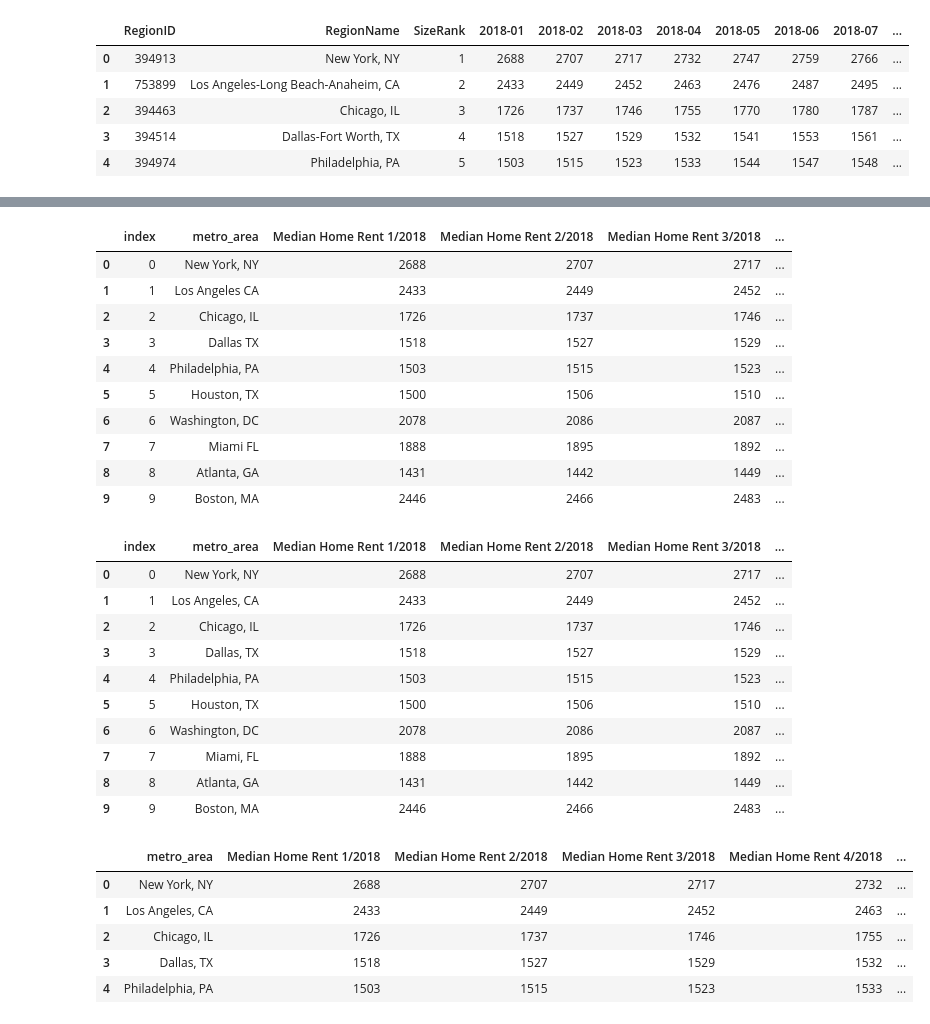
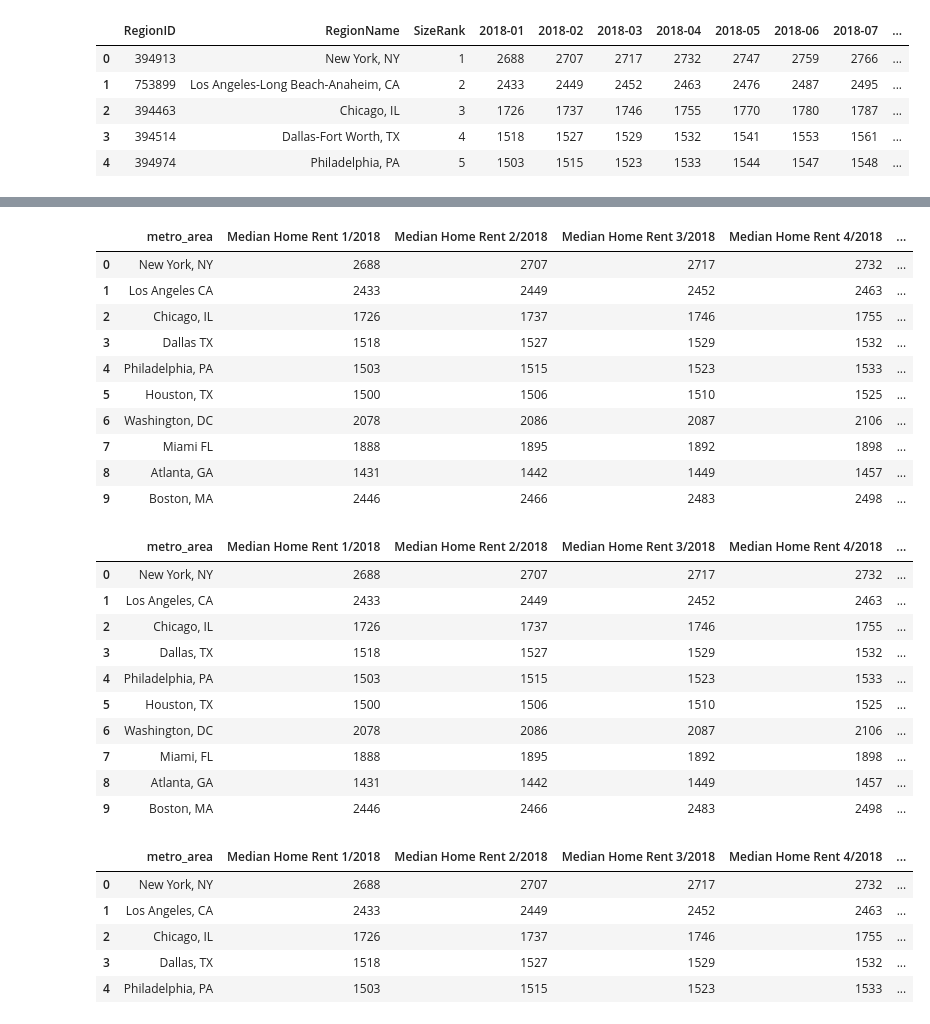
Before and after one commit to colbyhoke/etl-project, a Jupyter notebook: Rental_Data.ipynb, the cells around one changed output, grey strips where cells are left out. Cells and saved outputs as stored; diff of their text form; code cells hidden in the pictures.

```diff
--- a/Rental_Data.ipynb
+++ b/Rental_Data.ipynb
@@ -93,23 +82,28 @@ rent_transform_df = rent_df.reset_index()
 # %%
+#Handling of Multi-city named metro_areas
+rent_transform_df = rent_df.copy()
+
 for ind in rent_transform_df.index:
     input_str = rent_transform_df['metro_area'][ind]
     input_str = re.sub(r'-.*,', '', input_str)
     rent_transform_df.at[ind, 'metro_area'] =input_str
 
+#confirming missing comma issue
 rent_transform_df.head(10)
 # %% [output]
-|  | index | metro_area | Median Home Rent 1/2018 | Median Home Rent 2/2018 | Median Home Rent 3/2018 | ... |
-| 0 | 0 | New York, NY | 2688 | 2707 | 2717 | ... |
-| 1 | 1 | Los Angeles CA | 2433 | 2449 | 2452 | ... |
-| 2 | 2 | Chicago, IL | 1726 | 1737 | 1746 | ... |
-| 3 | 3 | Dallas TX | 1518 | 1527 | 1529 | ... |
-| 4 | 4 | Philadelphia, PA | 1503 | 1515 | 1523 | ... |
-| 5 | 5 | Houston, TX | 1500 | 1506 | 1510 | ... |
-| 6 | 6 | Washington, DC | 2078 | 2086 | 2087 | ... |
-| 7 | 7 | Miami FL | 1888 | 1895 | 1892 | ... |
-| 8 | 8 | Atlanta, GA | 1431 | 1442 | 1449 | ... |
-| 9 | 9 | Boston, MA | 2446 | 2466 | 2483 | ... |
+|  | metro_area | Median Home Rent 1/2018 | Median Home Rent 2/2018 | Median Home Rent 3/2018 | Median Home Rent 4/2018 | ... |
+| 0 | New York, NY | 2688 | 2707 | 2717 | 2732 | ... |
+| 1 | Los Angeles CA | 2433 | 2449 | 2452 | 2463 | ... |
+| 2 | Chicago, IL | 1726 | 1737 | 1746 | 1755 | ... |
+| 3 | Dallas TX | 1518 | 1527 | 1529 | 1532 | ... |
+| 4 | Philadelphia, PA | 1503 | 1515 | 1523 | 1533 | ... |
+| 5 | Houston, TX | 1500 | 1506 | 1510 | 1525 | ... |
+| 6 | Washington, DC | 2078 | 2086 | 2087 | 2106 | ... |
+| 7 | Miami FL | 1888 | 1895 | 1892 | 1898 | ... |
+| 8 | Atlanta, GA | 1431 | 1442 | 1449 | 1457 | ... |
+| 9 | Boston, MA | 2446 | 2466 | 2483 | 2498 | ... |
 # %%
+#replacing missing comma
 for ind in rent_transform_df.index:
     if rent_transform_df['metro_area'][ind].find(',') == -1:
         original_string = rent_transform_df.at[ind, 'metro_area']
@@ -121,15 +115,15 @@ for ind in rent_transform_df.index:
 
 rent_transform_df.head(10)
 # %% [output]
-|  | index | metro_area | Median Home Rent 1/2018 | Median Home Rent 2/2018 | Median Home Rent 3/2018 | ... |
-| 0 | 0 | New York, NY | 2688 | 2707 | 2717 | ... |
-| 1 | 1 | Los Angeles, CA | 2433 | 2449 | 2452 | ... |
-| 2 | 2 | Chicago, IL | 1726 | 1737 | 1746 | ... |
-| 3 | 3 | Dallas, TX | 1518 | 1527 | 1529 | ... |
-| 4 | 4 | Philadelphia, PA | 1503 | 1515 | 1523 | ... |
-| 5 | 5 | Houston, TX | 1500 | 1506 | 1510 | ... |
-| 6 | 6 | Washington, DC | 2078 | 2086 | 2087 | ... |
-| 7 | 7 | Miami, FL | 1888 | 1895 | 1892 | ... |
-| 8 | 8 | Atlanta, GA | 1431 | 1442 | 1449 | ... |
-| 9 | 9 | Boston, MA | 2446 | 2466 | 2483 | ... |
+|  | metro_area | Median Home Rent 1/2018 | Median Home Rent 2/2018 | Median Home Rent 3/2018 | Median Home Rent 4/2018 | ... |
+| 0 | New York, NY | 2688 | 2707 | 2717 | 2732 | ... |
+| 1 | Los Angeles, CA | 2433 | 2449 | 2452 | 2463 | ... |
+| 2 | Chicago, IL | 1726 | 1737 | 1746 | 1755 | ... |
+| 3 | Dallas, TX | 1518 | 1527 | 1529 | 1532 | ... |
+| 4 | Philadelphia, PA | 1503 | 1515 | 1523 | 1533 | ... |
+| 5 | Houston, TX | 1500 | 1506 | 1510 | 1525 | ... |
+| 6 | Washington, DC | 2078 | 2086 | 2087 | 2106 | ... |
+| 7 | Miami, FL | 1888 | 1895 | 1892 | 1898 | ... |
+| 8 | Atlanta, GA | 1431 | 1442 | 1449 | 1457 | ... |
+| 9 | Boston, MA | 2446 | 2466 | 2483 | 2498 | ... |
 # %%
```
Also changed, not shown: parts of 4 cells of this notebook, 6 other files.
